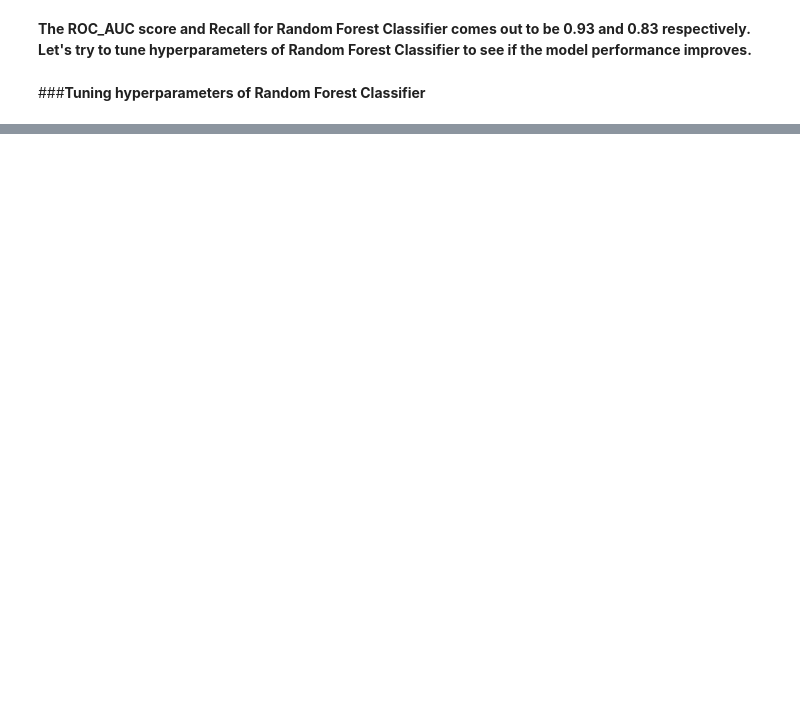
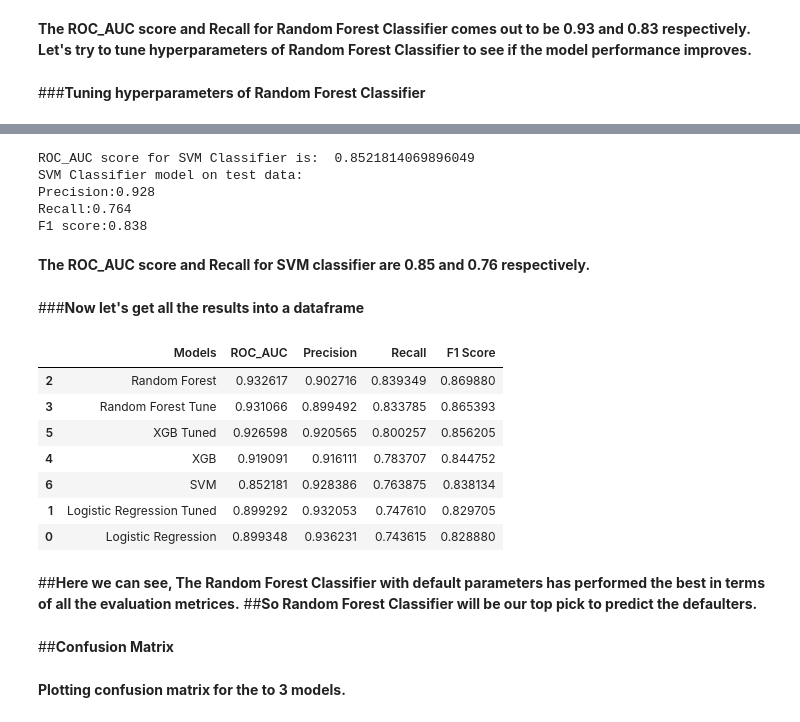
Before and after one commit to iamNirmeshGupta/Credit-Card-Default-Prediction, a Jupyter notebook: Credit_Card_Default_Prediction_Nirmesh_Gupta_Individual_Notebook.ipynb, the cells around one changed output, grey strips where cells are left out. Saved outputs shown, nothing was run; the diff lists cells and outputs as text; code cells hidden in the pictures; blank space fills up the shorter version.

```diff
--- a/Credit_Card_Default_Prediction_Nirmesh_Gupta_Individual_Notebook.ipynb
+++ b/Credit_Card_Default_Prediction_Nirmesh_Gupta_Individual_Notebook.ipynb
@@ -1045,0 +1165,8 @@ KeyboardInterrupt: ignored
+# %%
+# Evaluating XGB Classifier with best parameters on other evaluation metrics
+xgb_best = XGBClassifier(**xgb_random.best_params_)
+xgb_best.fit(X_train, y_train)
+
+
+print('XGB Classifier tuned model on test data:')
+get_pre_rec_f1(xgb_best, X_test, y_test)
@@ -1045,0 +1182,58 @@ KeyboardInterrupt: ignored
+# %%
+# Instantiating the model
+clf_svm = SVC(kernel="rbf")
+
+# Fitting the model
+clf_svm.fit( X_train, y_train )
+
+# Use model's default parameters to get the cross val score
+scores = cross_val_score(clf_svm, X_train, y_train, cv=10)
+roc_auc_svm = np.mean(scores)
+
+roc_auc.append(roc_auc_svm)
+
+print(f'ROC_AUC score for SVM Classifier is: ',roc_auc_svm)
+
+# Predicting on the test set
+y_pred = clf_svm.predict( X_test )
+
+# Evaluating SVM Classifier on the evaluation metrics
+print('SVM Classifier model on test data:')
+get_pre_rec_f1(clf_svm, X_test, y_test)
+# %% [output]
+ROC_AUC score for SVM Classifier is:  0.8521814069896049
+SVM Classifier model on test data:
+Precision:0.928
+Recall:0.764
+F1 score:0.838
+# %% [markdown]
+**The ROC_AUC score and Recall for SVM classifier are 0.85 and 0.76 respectively.**
+# %% [markdown]
+###**Now let's get all the results into a dataframe**
+# %%
+# Making a new list with names of the models used
+
+models = ['Logistic Regression','Logistic Regression Tuned','Random Forest','Random Forest Tune','XGB','XGB Tuned','SVM']
+# %%
+# Creating a dataframe storing all the evaluation metrics list
+
+performance_df = pd.DataFrame({'Models':models,'ROC_AUC':roc_auc,'Precision':precision_,'Recall':recall_,'F1 Score':F1_score}).sort_values(by="Recall",ascending=False)
+# %%
+# Printing performance df
+performance_df
+# %% [output]
+|  | Models | ROC_AUC | Precision | Recall | F1 Score |
+| 2 | Random Forest | 0.932617 | 0.902716 | 0.839349 | 0.869880 |
+| 3 | Random Forest Tune | 0.931066 | 0.899492 | 0.833785 | 0.865393 |
+| 5 | XGB Tuned | 0.926598 | 0.920565 | 0.800257 | 0.856205 |
+| 4 | XGB | 0.919091 | 0.916111 | 0.783707 | 0.844752 |
+| 6 | SVM | 0.852181 | 0.928386 | 0.763875 | 0.838134 |
+| 1 | Logistic Regression Tuned | 0.899292 | 0.932053 | 0.747610 | 0.829705 |
+| 0 | Logistic Regression | 0.899348 | 0.936231 | 0.743615 | 0.828880 |
+# %% [markdown]
+##**Here we can see, The Random Forest Classifier with default parameters has performed the best in terms of all the evaluation metrices.**
+##**So Random Forest Classifier will be our top pick to predict the defaulters.**
+# %% [markdown]
+##**Confusion Matrix**
+# %% [markdown]
+**Plotting confusion matrix for the to 3 models.**
```
Also changed, not shown: parts of 22 cells of this notebook.
